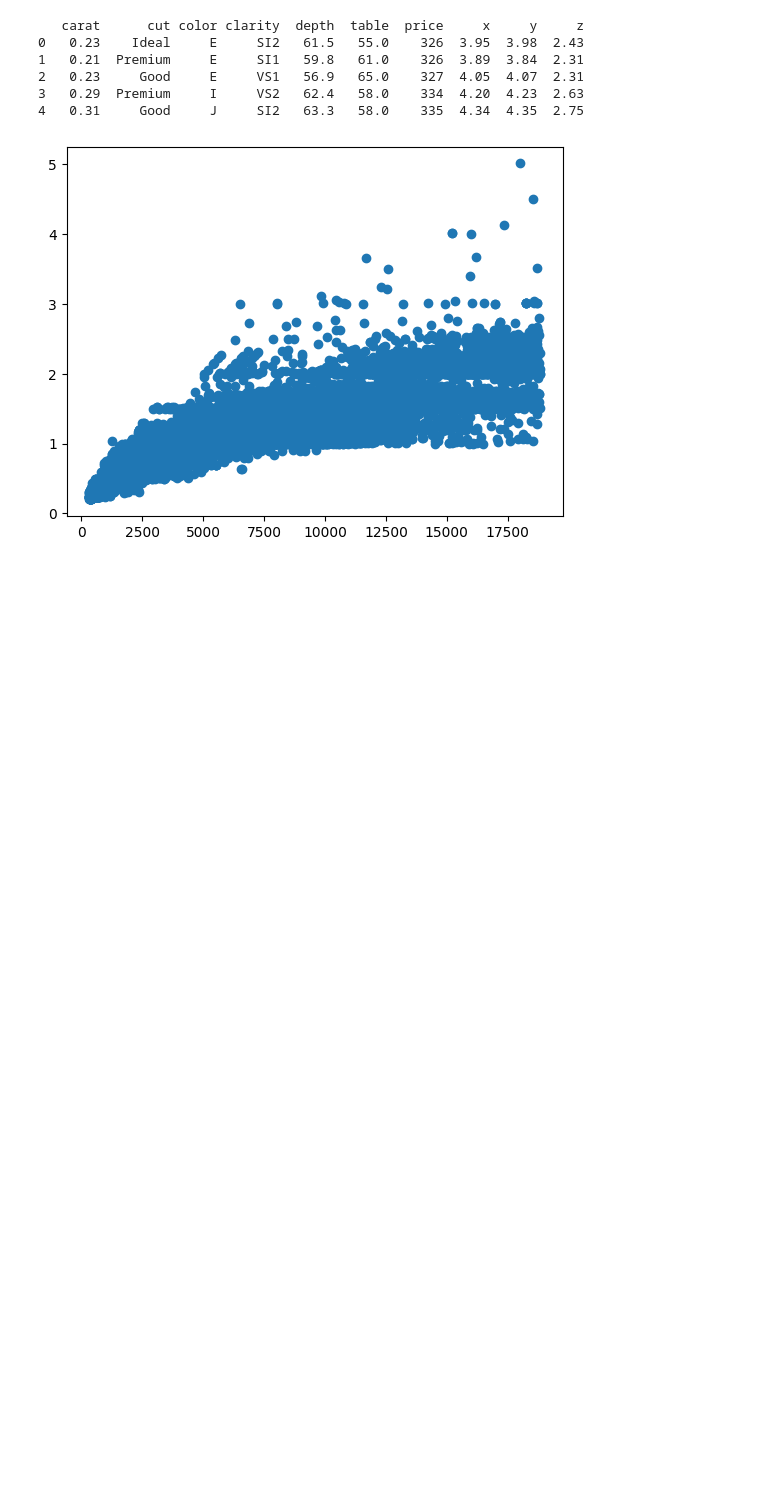
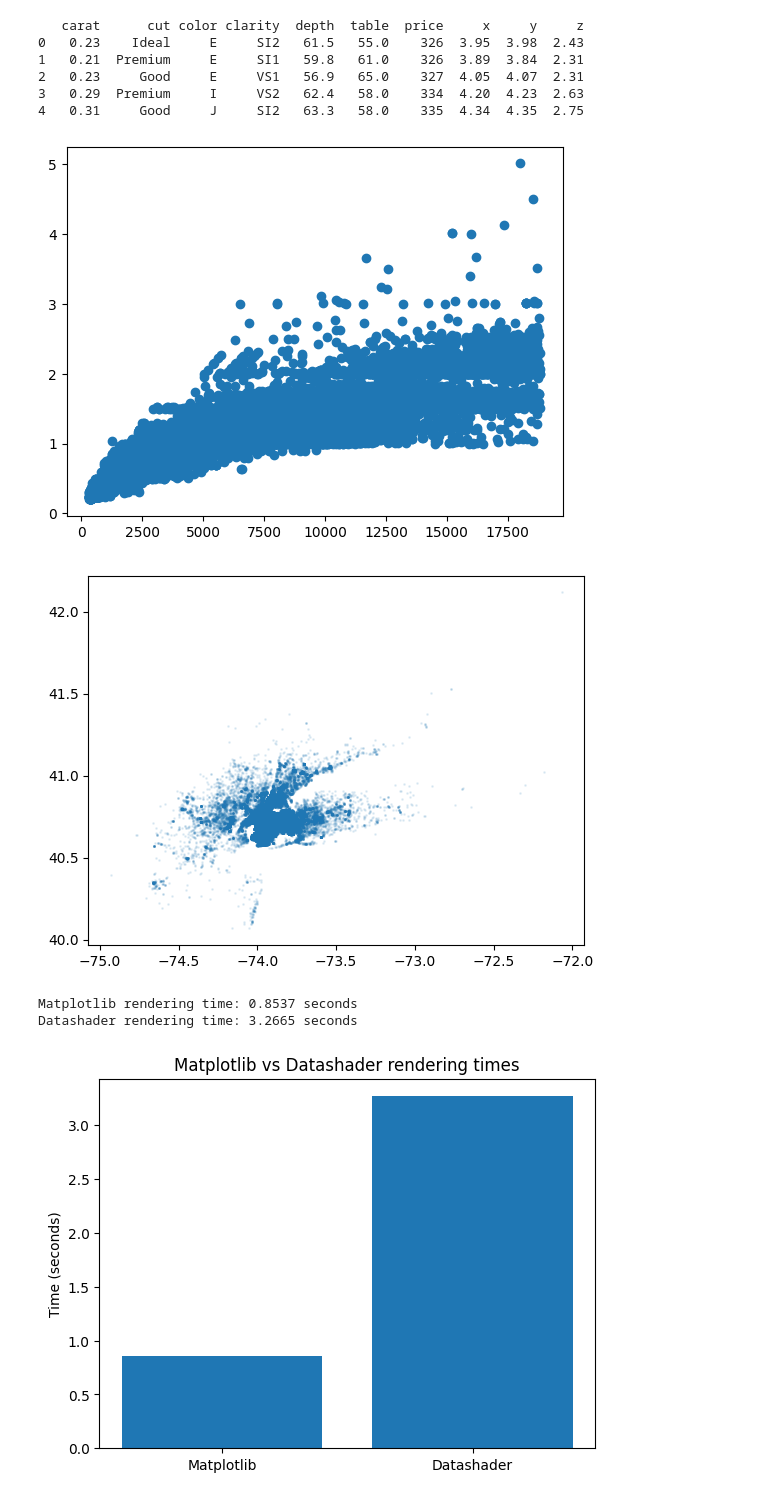
Before and after one commit to etiiiR/FHNW_IVI_2023, a Jupyter notebook: LE1/LE1.ipynb, the cells around one changed output. Cells and saved outputs as stored; diff of their text form; code cells hidden in the pictures; blank space fills up the shorter version.

```diff
--- a/LE1/LE1.ipynb
+++ b/LE1/LE1.ipynb
@@ -289,3 +245,50 @@ plt.show()
 fig = px.scatter(data_frame=diamonds, x="price", y="carat")
 
 fig.show()
+# %%
+# %%
+# Load the dataset
+df = pd.read_csv(
+    "https://raw.githubusercontent.com/plotly/datasets/master/uber-rides-data1.csv"
+)
+
+
+# Define the rendering functions for comparison
+def render_matplotlib(df):
+    plt.scatter(df["Lon"], df["Lat"], s=1, alpha=0.1)
+    plt.show()
+
+
+def render_datashader(df):
+    cvs = ds.Canvas(plot_width=500, plot_height=500)
+    agg = cvs.points(df, "Lon", "Lat")
+    img = tf.shade(agg, cmap=["lightblue", "darkblue"])
+    img.to_pil().show()
+
+
+# Benchmarking function
+def benchmark_rendering(df, rendering_function):
+    start_time = time.time()
+    rendering_function(df)
+    end_time = time.time()
+    return end_time - start_time
+
+
+# Perform benchmarking
+matplotlib_time = benchmark_rendering(df, render_matplotlib)
+datashader_time = benchmark_rendering(df, render_datashader)
+
+print(f"Matplotlib rendering time: {matplotlib_time:.4f} seconds")
+print(f"Datashader rendering time: {datashader_time:.4f} seconds")
+
+## %%
+# plot the matplotlib vs datashader rendering times
+plt.bar(["Matplotlib", "Datashader"], [matplotlib_time, datashader_time])
+plt.ylabel("Time (seconds)")
+plt.title("Matplotlib vs Datashader rendering times")
+plt.show()
+# %% [output]
+[figure, added]
+Matplotlib rendering time: 0.8537 seconds
+Datashader rendering time: 3.2665 seconds
+[figure, added]
```
Also changed, not shown: parts of 2 cells of this notebook.
